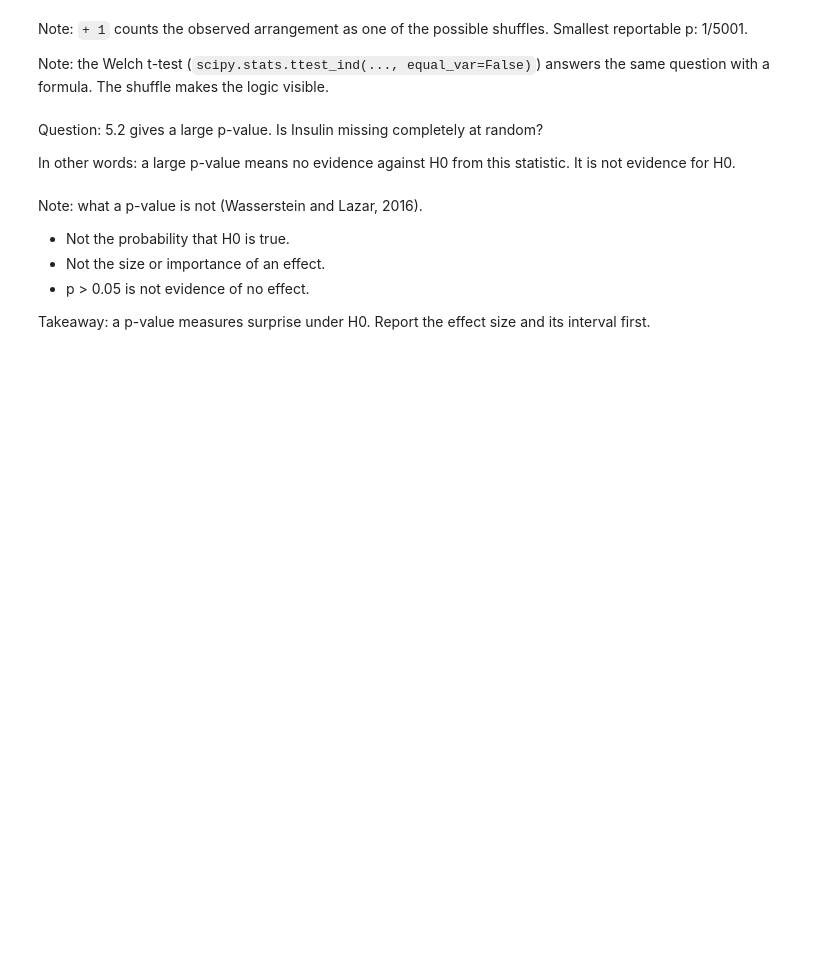
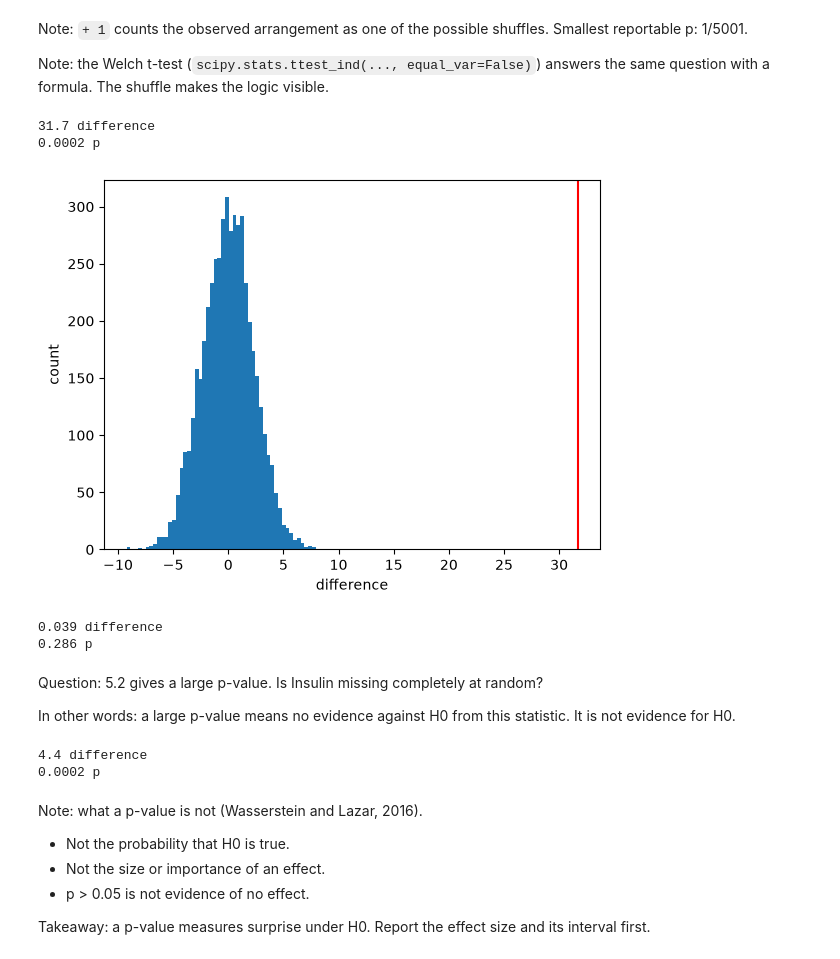
Before and after one commit to Hritvikk23/Quiz6, a Jupyter notebook: week09_sampling_inference.ipynb, the cells around one changed output. Cells and saved outputs as stored; diff of their text form; code cells hidden in the pictures; blank space fills up the shorter version.

```diff
--- a/week09_sampling_inference.ipynb
+++ b/week09_sampling_inference.ipynb
@@ -382,3 +405,11 @@ Check it by simulation. Back to the §1 device: pop plays the population, so mu
 #   Report the share of intervals that cover mu.
 # Expected output: close to 0.95, often slightly below. Percentile intervals run a little narrow at n = 50.
 # YOUR CODE HERE
+covereed = []
+for _ in range(500):
+    sample = rng.choice(values,size =50,replace = True)
+    boot = bootstrap_mean(sample, B = 2000)
+    lo,hi = np.percentile(boot,[2.5,97.5])
+    covereed.append(lo <=mu <= hi)
+
+print(round(np.mean(covereed),3),"share of intervals")
@@ -394,3 +427,21 @@ Next: Week 8 §5 said single imputation makes intervals too narrow. Measure it.
 # Expected output: observed: mean about 155, width about 23.
 #   Median-filled: mean about 141, width about 12. Half as wide, and centred lower.
 # YOUR CODE HERE
+
+# Exercise 4.3
+
+def boot_row(x):
+    x=np.asarray(x)
+    lo,hi = np.percentile(bootstrap_mean(x),[2.5,97.5])
+    result = {
+        "n": len(x),
+        "mean": x.mean(),
+        "lo": lo,
+        "hi": hi,
+        "width": hi - lo
+        }
+    return result
+observed = df["Insulin"].dropna()
+filled = df["Insulin"].fillna(observed.median())
+table = pd.DataFrame([boot_row(observed),boot_row(filled)], index = ["observed","median_filled"])
+table.round(1)
@@ -432,15 +489,39 @@ Note: the Welch t-test (`scipy.stats.ttest_ind(..., equal_var=False)`) answers t
 # %%
 # Exercise 5.1
 # Task: test mean Glucose by Outcome (Outcome == 1 vs 0), on rows where Glucose is observed.
 #   Print the observed difference and p. Plot a histogram of null with a vertical line at the observed difference.
 # Expected output: difference about 32 mg/dL. The null histogram sits within about ±7.
 #   No shuffle reaches the observed value → p = 1/5001, report as p < 0.001.
 # YOUR CODE HERE
+
+gl = df.dropna(subset = ["Glucose"])
+observed, p, null = perm_test(gl["Glucose"],gl["Outcome"]==1)
+
+print(round(observed,1), "difference")
+print(round(p,4),"p")
+
+plt.hist(null,bins = 50)
+plt.axvline(observed,color="red",label="observed difference")
+plt.xlabel("difference")
+plt.ylabel("count")
+plt.show()
+# %% [output]
+31.7 difference
+0.0002 p
+[figure, added]
 # %%
 # Exercise 5.2 (Week 8 §4.1, tested)
 # Task: test the Outcome rate by Insulin missingness: labels df["Insulin"].isna(), values df["Outcome"].
 # Expected output: a difference of a few percentage points. p well above 0.05.
 # YOUR CODE HERE
+
+observed,p,null = perm_test(df["Outcome"],df["Insulin"].isna())
+
+print(round(observed,3),"difference")
+print(round(p,3),"p")
+# %% [output]
+0.039 difference
+0.286 p
 # %% [markdown]
 Question: 5.2 gives a large p-value. Is Insulin missing completely at random?
 
@@ -451,6 +532,15 @@ In other words: a large p-value means no evidence against H0 from this statistic
 # Expected output: difference about 4 mm Hg, p < 0.001.
 #   Then answer in a comment: is a 4 mm Hg difference in diastolic pressure large?
 # YOUR CODE HERE
+
+bp = df.dropna(subset=["BloodPressure"])
+observed,p,null = perm_test(bp["BloodPressure"],bp["Outcome"]==1)
+
+print(round(observed,1),"difference")
+print(round(p,4),"p")
+# %% [output]
+4.4 difference
+0.0002 p
 # %% [markdown]
 Note: what a p-value is not (Wasserstein and Lazar, 2016).
 - Not the probability that H0 is true.
```
Also changed, not shown: parts of 12 cells of this notebook.
